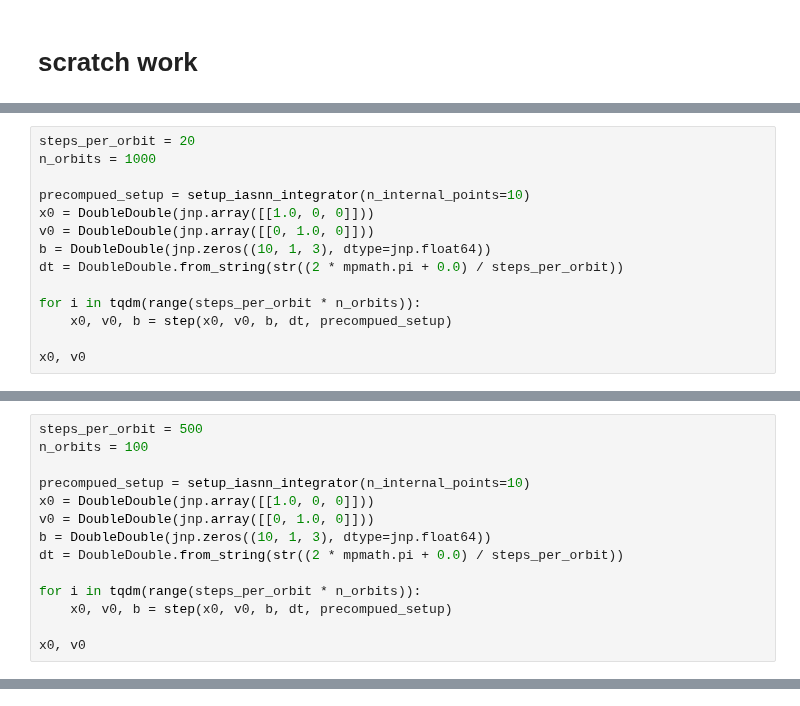
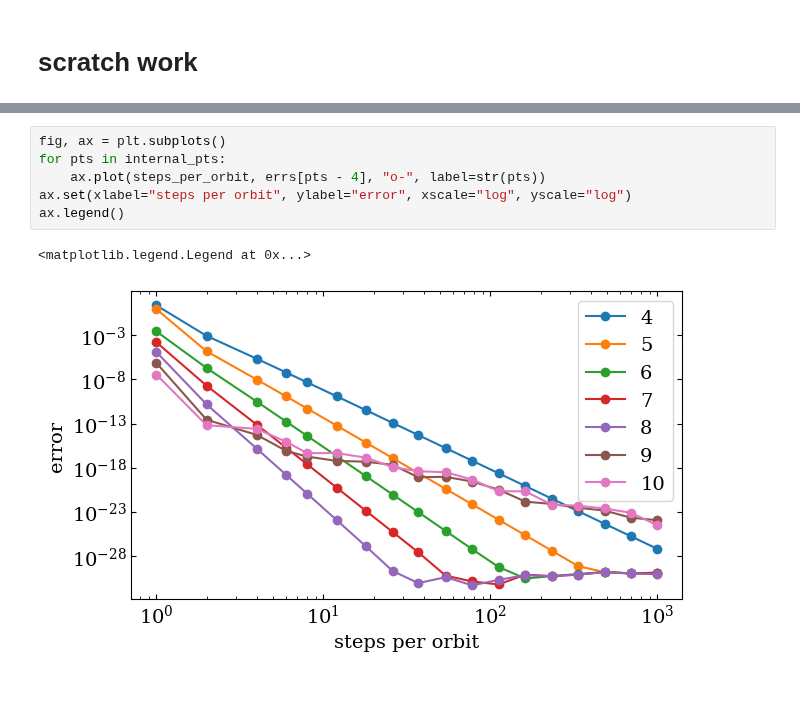
Before and after one commit to ben-cassese/jorbit, a Jupyter notebook: scratch.ipynb, the cells around one changed output, grey strips where cells are left out. Saved outputs shown, nothing was run; the diff lists cells and outputs as text.

```diff
--- a/scratch.ipynb
+++ b/scratch.ipynb
@@ -269,14 +83,0 @@ x0, v0
-# %%
-steps_per_orbit = 20
-n_orbits = 1000
-
-precompued_setup = setup_iasnn_integrator(n_internal_points=10)
-x0 = DoubleDouble(jnp.array([[1.0, 0, 0]]))
-v0 = DoubleDouble(jnp.array([[0, 1.0, 0]]))
-b = DoubleDouble(jnp.zeros((10, 1, 3), dtype=jnp.float64))
-dt = DoubleDouble.from_string(str((2 * mpmath.pi + 0.0) / steps_per_orbit))
-
-for i in tqdm(range(steps_per_orbit * n_orbits)):
-    x0, v0, b = step(x0, v0, b, dt, precompued_setup)
-
-x0, v0
@@ -286,14 +83,0 @@ x0, v0
-# %%
-steps_per_orbit = 500
-n_orbits = 100
-
-precompued_setup = setup_iasnn_integrator(n_internal_points=10)
-x0 = DoubleDouble(jnp.array([[1.0, 0, 0]]))
-v0 = DoubleDouble(jnp.array([[0, 1.0, 0]]))
-b = DoubleDouble(jnp.zeros((10, 1, 3), dtype=jnp.float64))
-dt = DoubleDouble.from_string(str((2 * mpmath.pi + 0.0) / steps_per_orbit))
-
-for i in tqdm(range(steps_per_orbit * n_orbits)):
-    x0, v0, b = step(x0, v0, b, dt, precompued_setup)
-
-x0, v0
@@ -355,0 +84,9 @@ step(x0_init_dd, v0_init_dd, a0_init_dd, b_init_dd, precompued_setup)[
+# %%
+fig, ax = plt.subplots()
+for pts in internal_pts:
+    ax.plot(steps_per_orbit, errs[pts - 4], "o-", label=str(pts))
+ax.set(xlabel="steps per orbit", ylabel="error", xscale="log", yscale="log")
+ax.legend()
+# %% [output]
+<matplotlib.legend.Legend at 0x...>
+[figure, added]
```
Also changed, not shown: parts of 16 cells of this notebook, 3 other files.
